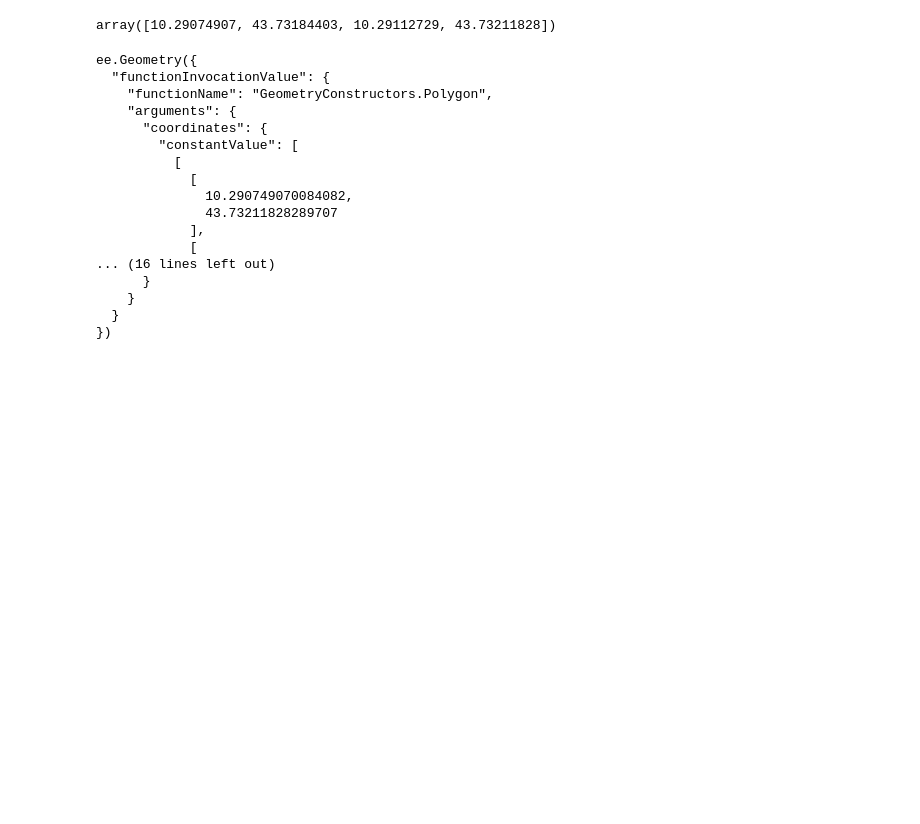
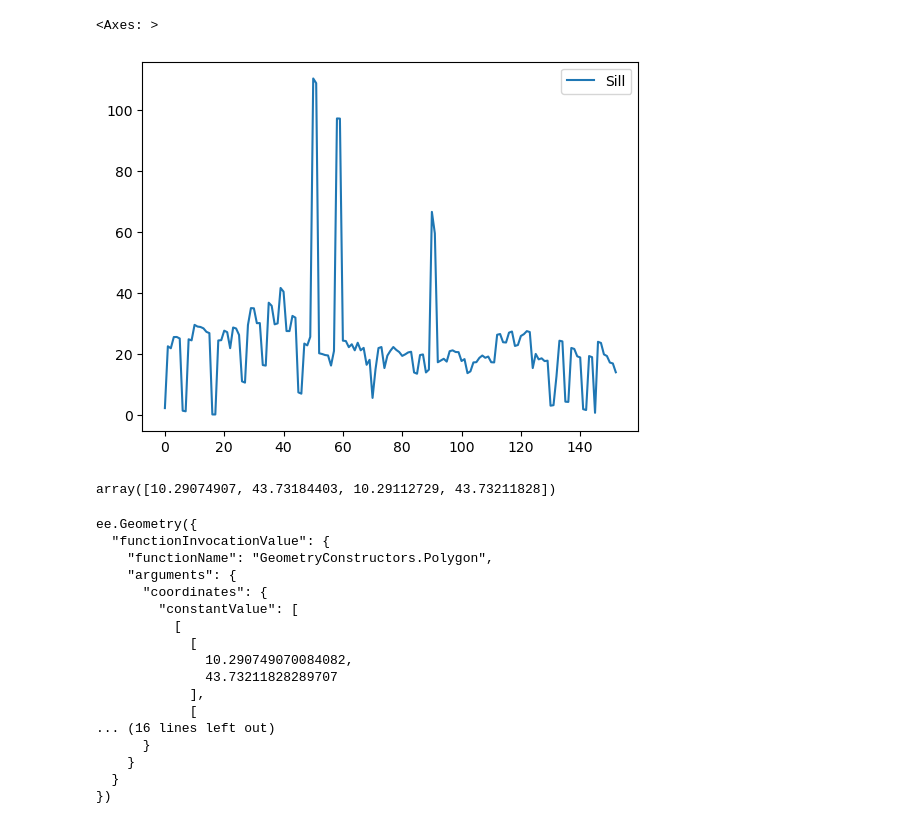
Before and after one commit to IAGO1215/DISCBICOCCA, a Jupyter notebook: NoteBooks Draft/RZ-GEE Temporal NIR.ipynb, the cells around one changed output. Cells and saved outputs as stored; diff of their text form; code cells hidden in the pictures; blank space fills up the shorter version.

```diff
--- a/NoteBooks Draft/RZ-GEE Temporal NIR.ipynb
+++ b/NoteBooks Draft/RZ-GEE Temporal NIR.ipynb
@@ -9,3 +9,8 @@ import geopandas as gpd
 cwd = "c:\\Users\\m1865\\Desktop\\DISC"
 cwd_Images_Raw = cwd + "\\Sentinel-2 Images Raw"
 cwd_Images_Processed = cwd + "\\Sentinel-2 Images Processed"
+# %%
+df_1 = pd.read_csv(cwd + "\\GEE 0-97th TEMP.csv")
+df_2 =  pd.read_csv(cwd + "\\GEE 98-152th TEMP.csv")
+df = pd.concat([df_1,df_2]).reset_index(drop = True)
+df
@@ -11,0 +31,5 @@ cwd_Images_Processed = cwd + "\\Sentinel-2 Images Processed"
+# %%
+df.plot(y='Sill')
+# %% [output]
+<Axes: >
+[figure, added]
```
Also changed, not shown: parts of 2 cells of this notebook, 18 other files.
